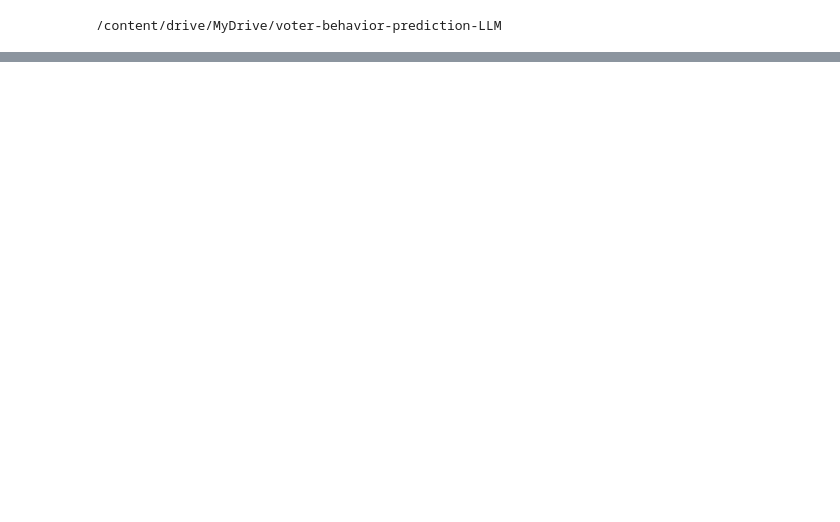
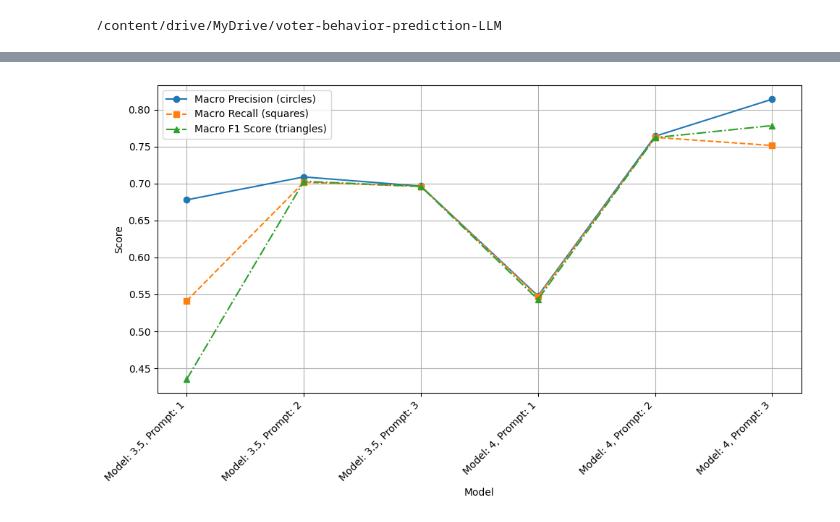
Before and after one commit to ebarkhordar/voter-behavior-prediction-LLM, a Jupyter notebook: code/evaluate.ipynb, the cells around one changed output, grey strips where cells are left out. Drawn from its saved outputs; the diff is of its cells as text; code cells hidden in the pictures; blank space fills up the shorter version.

```diff
--- a/code/evaluate.ipynb
+++ b/code/evaluate.ipynb
@@ -90 +30,8 @@ F1 Score: 0.8208469055374593
+# %%
+# Function to prepare the predictions DataFrame
+def prepare_predictions_df(predictions):
+    return pd.DataFrame([
+        {'username': user, 'prompt1': pred['prompt1'], 'prompt2': pred['prompt2'], 'prompt3': pred['prompt3']}
+        for user, pred in predictions.items()
+    ])
 # %%
@@ -112,0 +171,42 @@ plt.show()
+# %%
+# Combine metrics from both evaluations into a single DataFrame
+all_metrics = metrics_3_5 + metrics_4
+metrics_df = pd.DataFrame(all_metrics)
+
+# Replace model names with desired labels
+categories = [
+    'Model: 3.5, Prompt: 1',
+    'Model: 3.5, Prompt: 2',
+    'Model: 3.5, Prompt: 3',
+    'Model: 4, Prompt: 1',
+    'Model: 4, Prompt: 2',
+    'Model: 4, Prompt: 3'
+]
+
+# Extracting data for macro metrics
+macro_precision = metrics_df['Precision (Macro)']
+macro_recall = metrics_df['Recall (Macro)']
+macro_f1_score = metrics_df['F1-Score (Macro)']
+
+# Plotting
+plt.figure(figsize=(10, 6))
+
+plt.plot(categories, macro_precision, linestyle='-', marker='o', label='Macro Precision (circles)')
+plt.plot(categories, macro_recall, linestyle='--', marker='s', label='Macro Recall (squares)')
+plt.plot(categories, macro_f1_score, linestyle='-.', marker='^', label='Macro F1 Score (triangles)')
+
+# Customizing the plot
+plt.xlabel('Model')
+plt.ylabel('Score')
+plt.xticks(rotation=45, ha='right')
+plt.legend()
+plt.grid(True)
+
+plt.tight_layout()
+
+# Save the plot as a PNG file
+plt.savefig('macro_metrics_comparison.png')
+
+plt.show()
+# %% [output]
+[figure, added]
```
Also changed, not shown: parts of 11 cells of this notebook.
